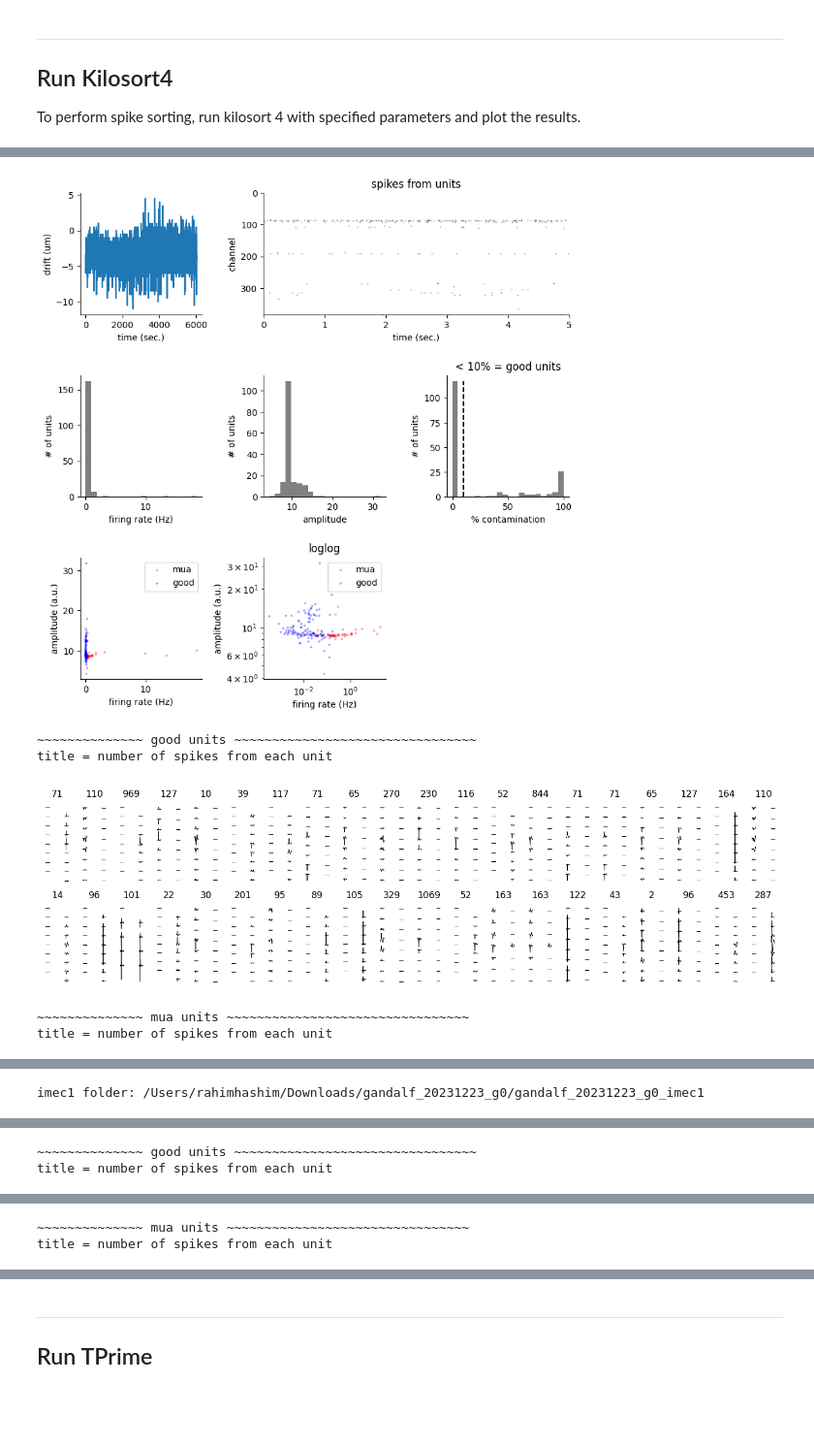
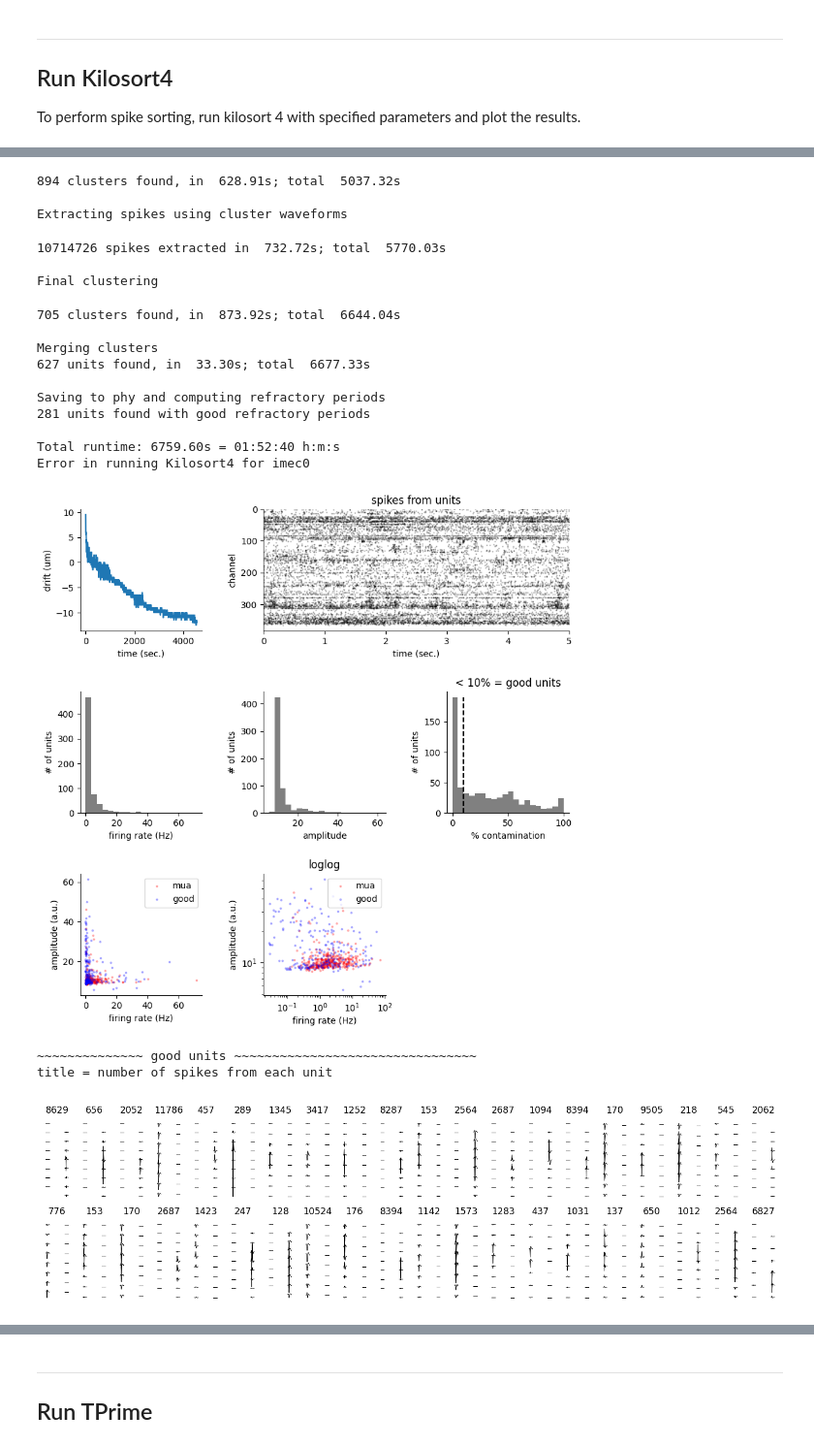
Before and after one commit to rahim-hashim/Kilosort4-SGLX, a Jupyter notebook: run_kilosort4.ipynb, the cells around one changed output, grey strips where cells are left out. Shown: that part at 97% size. Drawn from its saved outputs; the diff is of its cells as text; code cells hidden in the pictures; blank space fills up the shorter version.

Commit message:
working_extract_waveforms

```diff
--- a/run_kilosort4.ipynb
+++ b/run_kilosort4.ipynb
@@ -68,12 +73,12 @@ def read_recording_folder(session_params):
 
 # set parameters to select the session
 session_params = {
-	# 'root': 'C:/Users/Alejandro/Downloads',
-	'root' : '/Users/rahimhashim/Downloads/',
+	'root': 'C:/Users/Alejandro/Downloads/gandalf_20240703_g0/',
+	# 'root' : '/Users/rahimhashim/Downloads/',
 	'monkey': 'gandalf',	 # 'gandalf' | 'aragorn'
-	'date': '20231223',		 # 'YYYYMMDD'
+	'date': '20240703',		 # 'YYYYMMDD'
 	'session_num': 0,			 # default = 0
-	'probe_specified': []  # if empty, all probes will be run, else [imec1, imec2]
+	'probe_specified': ['imec0', 'imec1']  # if empty, all probes will be run, else ['imec1', 'imec2'...]
 }
 
 sglx_folder, imec_folder_dict = read_recording_folder(session_params)
@@ -241,7 +247,11 @@ def plot_results(settings):
 		plt.show()
 
 def run_kilosort4(imec_num, settings, results):
-	default_kilosort_settings = {'n_chan_bin': 385}
+	default_kilosort_settings = {'n_chan_bin': 385,
+															 'fs': 30000,}
+	if 'sample_rate' in settings:
+		default_kilosort_settings['fs'] = settings['sample_rate']
+		print(f'  Updating sample rate: {settings["sample_rate"]}')
 	try:
 		ops, st, clu, tF, Wall, similar_templates, is_ref, est_contam_rate = \
 				run_kilosort(settings=default_kilosort_settings,
@@ -268,6 +278,7 @@ def run_ks4_py(run_ks4, session_params, imec_folder_dict, map_file, n_channels=3
 	monkey = session_params['monkey']
 	date = session_params['date']
 	session_num = session_params['session_num']
+	results = defaultdict(lambda: defaultdict(dict))
 
 	for imec_num, imec_folder in imec_folder_dict.items():
 		print(f'{imec_num} folder: {imec_folder}')
@@ -277,17 +288,20 @@ def run_ks4_py(run_ks4, session_params, imec_folder_dict, map_file, n_channels=3
 		# if not os.path.exists(bin_file):
 		# 	print(f'{bin_file} does not exist')
 		# 	continue
+		meta_file = readMeta(Path(bin_file))
+		sample_rate = float(meta_file['imSampRate'])
 		settings = {'filename': bin_file,
 								'results_dir': save_path,
 								'do_CAR': True,
 								'n_channels': n_channels,
-								'probe_name': map_file}
+								'probe_name': map_file,
+								'sample_rate': sample_rate}
 		# run kilosort4
 		if run_ks4:
 			results = run_kilosort4(imec_num, settings, results)
 		plot_results(settings)
 
-run_ks4 = False
+run_ks4 = True
 map_file = os.path.join(os.getcwd(), 'configFiles/neuropixels_NHP_channel_map_linear_v1.mat')
 n_channels = 385
 results = defaultdict(lambda: defaultdict(dict))
@@ -298,6 +327,20 @@ imec0 folder: /Users/rahimhashim/Downloads/gandalf_20231223_g0/gandalf_20231223_
+894 clusters found, in  628.91s; total  5037.32s
+
+Extracting spikes using cluster waveforms
+10714726 spikes extracted in  732.72s; total  5770.03s
+
+Final clustering
+705 clusters found, in  873.92s; total  6644.04s
+
+Merging clusters
+627 units found, in  33.30s; total  6677.33s
+
+Saving to phy and computing refractory periods
+281 units found with good refractory periods
+
+Total runtime: 6759.60s = 01:52:40 h:m:s
+Error in running Kilosort4 for imec0
-[figure, old version]
+[figure, new version]
-~~~~~~~~~~~~~~ good units ~~~~~~~~~~~~~~~~~~~~~~~~~~~~~~~~
-title = number of spikes from each unit
+~~~~~~~~~~~~~~ good units ~~~~~~~~~~~~~~~~~~~~~~~~~~~~~~~~
+title = number of spikes from each unit
-[figure, old version]
+[figure, new version]
-~~~~~~~~~~~~~~ mua units ~~~~~~~~~~~~~~~~~~~~~~~~~~~~~~~~
-title = number of spikes from each unit
@@ -305 +349,0 @@ title = number of spikes from each unit
-imec1 folder: /Users/rahimhashim/Downloads/gandalf_20231223_g0/gandalf_20231223_g0_imec1
@@ -307,2 +349,0 @@ imec1 folder: /Users/rahimhashim/Downloads/gandalf_20231223_g0/gandalf_20231223_
-~~~~~~~~~~~~~~ good units ~~~~~~~~~~~~~~~~~~~~~~~~~~~~~~~~
-title = number of spikes from each unit
@@ -310,2 +349,0 @@ title = number of spikes from each unit
-~~~~~~~~~~~~~~ mua units ~~~~~~~~~~~~~~~~~~~~~~~~~~~~~~~~
-title = number of spikes from each unit
```
Also changed, not shown: parts of 9 cells of this notebook, 1 other file.
